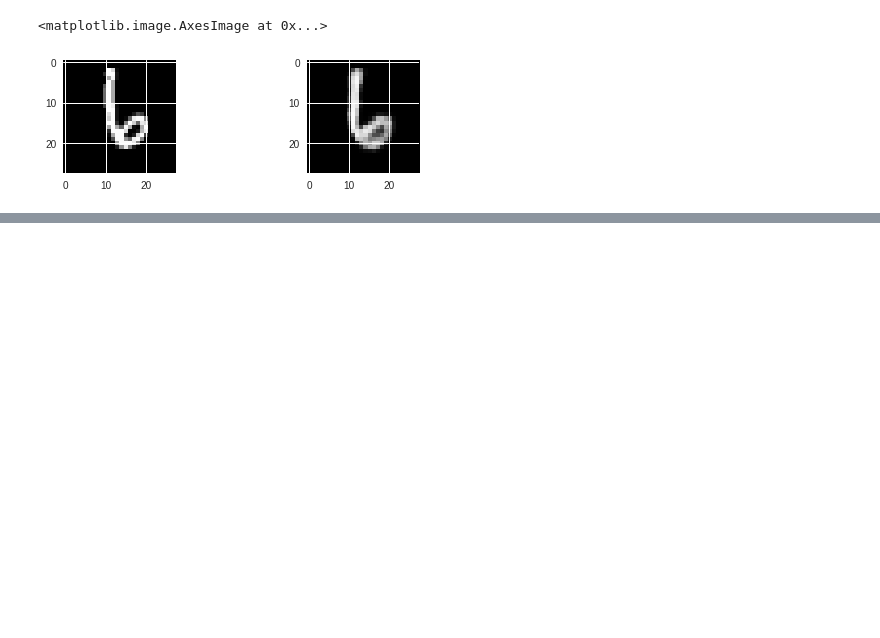
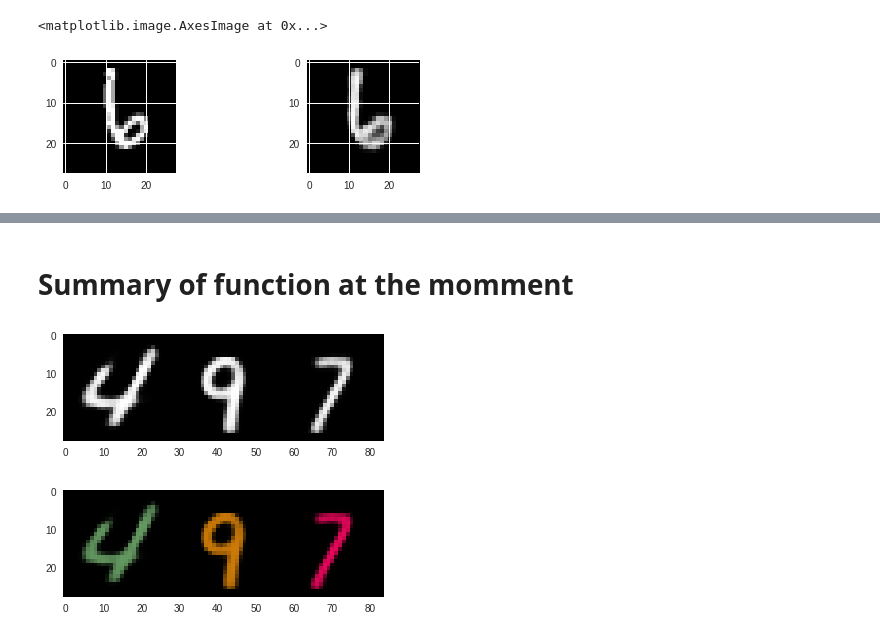
Before and after one commit to erickTornero/Generating-captcha-VAE, a Jupyter notebook: Generating-captcha.ipynb, the cells around one changed output, grey strips where cells are left out. Cells and saved outputs as stored; diff of their text form; code cells hidden in the pictures; blank space fills up the shorter version.

```diff
--- a/Generating-captcha.ipynb
+++ b/Generating-captcha.ipynb
@@ -427,0 +449,26 @@ PlotDistribution(generated, nx = len(generated), ny = 1)
+# %%
+# Color a list of grayscale images, with rgb generated randomly
+def ColorListImagesRandomly(list_images):
+  coloredImages = list()
+  for idx in range(0, len(list_images)):
+    # Generate the RGB proportions
+    col = np.random.rand(3)
+    tmpim = np.ndarray((28, 28, 3), dtype=float)
+    tmpim[:,:,0] = list_images[idx].reshape(28,28)*col[0]
+    tmpim[:,:,1] = list_images[idx].reshape(28,28)*col[1]
+    tmpim[:,:,2] = list_images[idx].reshape(28,28)*col[2]
+    coloredImages.append(tmpim)
+  return coloredImages
+# %%
+# Plot a list of Images-RGB of numbers contained in 'Im' in a matrix
+def PlotDistributionRGB(Im, nx = 8, ny = 5):
+  #nx = 8
+  #ny = 5
+  canvas = np.empty((28*ny, 28*nx, 3))
+  for indy in range(0, ny):
+    for indx in range(0, nx):
+      canvas[indy*28:(indy+1)*28, indx*28: (indx+1)*28,:] = Im[indy * 4 + indx]
+  plt.figure(figsize=(5, 8))
+  plt.imshow(canvas, origin="upper")
+  plt.grid(False)
+  plt.tight_layout()
@@ -427,0 +481,12 @@ PlotDistribution(generated, nx = len(generated), ny = 1)
+# %% [markdown]
+# Summary of function at the momment
+# %%
+# 'generated' is a list of images generated by the VAE each element is a row of type np.narray of shape(784, )
+generated = GenerateSequenceNumbers(497, im_input_elected, vae)
+PlotDistribution(generated, nx = len(generated), ny = 1)
+# Color the list 'generated'
+ColoredIms = ColorListImagesRandomly(generated)
+PlotDistributionRGB(ColoredIms, len(ColoredIms), 1)
+# %% [output]
+[figure, added]
+[figure, added]
```
Also changed, not shown: parts of 11 cells of this notebook.
